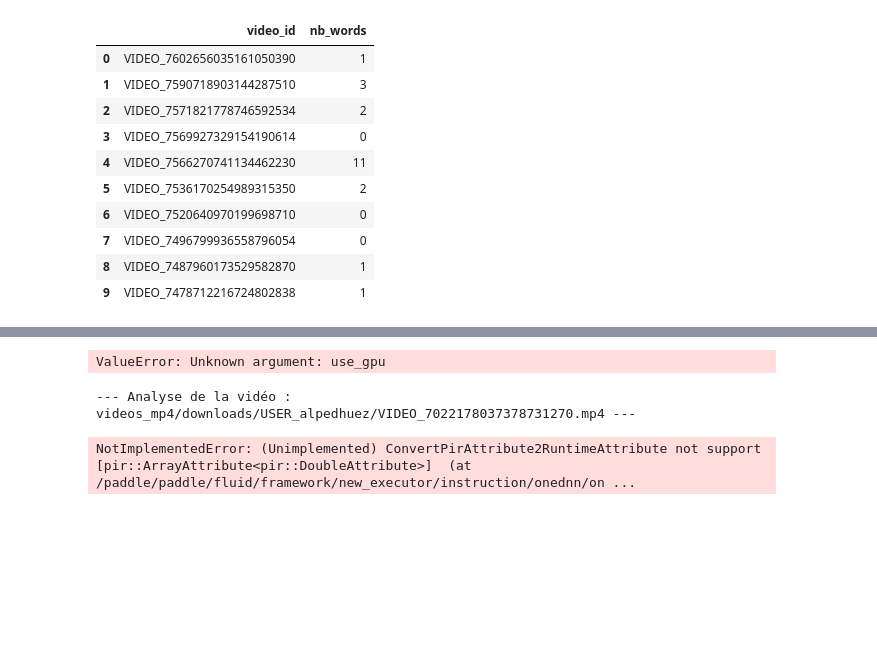
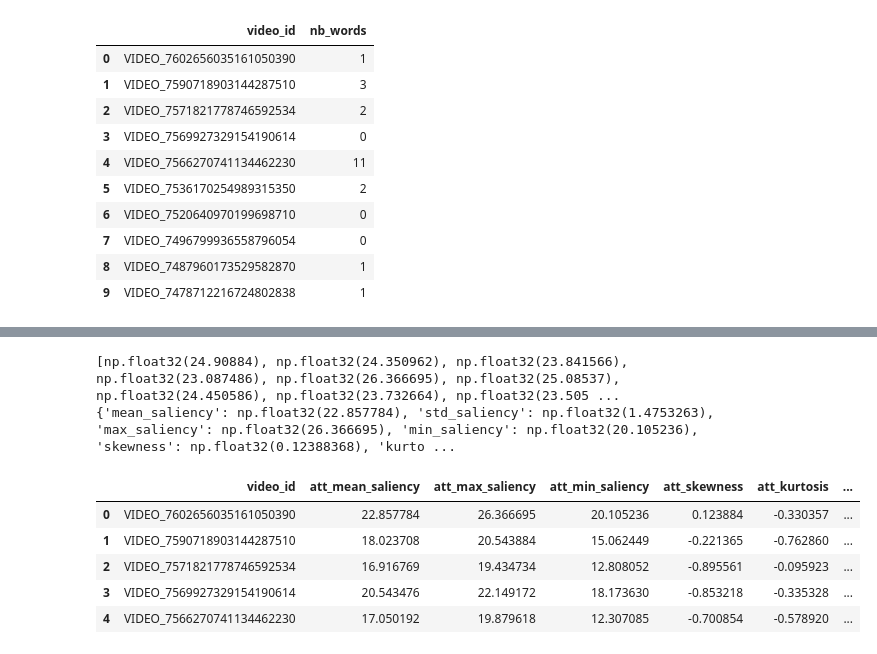
Before and after one commit to sourdevalthibault/hackathon, a Jupyter notebook: extract_vid_features.ipynb, the cells around one changed output, grey strips where cells are left out. Cells and saved outputs as stored; diff of their text form; code cells hidden in the pictures; blank space fills up the shorter version.

Commit message:
add attention csv files + update notebook

```diff
--- a/extract_vid_features.ipynb
+++ b/extract_vid_features.ipynb
@@ -270,56 +270,0 @@ df_text_test.to_csv("text_test.csv", sep=",")
-# %%
-# 1. Initialisation de PaddleOCR (L'argument use_angle_cls gère le texte penché)
-# 'lang="fr"' permet de mieux détecter les accents
-ocr = PaddleOCR(use_textline_orientation=True, lang='fr')
-
-def extract_text_from_video_2(video_path, frame_interval=30):
-    cap = cv2.VideoCapture(video_path)
-    detected_texts = set() # Utilisation d'un set pour éviter les doublons
-
-    frame_count = 0
-
-    print(f"--- Analyse de la vidéo : {video_path} ---")
-
-    while cap.isOpened():
-        ret, frame = cap.read()
-        if not ret:
-            break
-
-        # On ne traite qu'une image toutes les 'frame_interval' (ex: 30 = 1s à 30fps)
-        if frame_count % frame_interval == 0:
-            # Conversion en gris pour améliorer la vitesse (optionnel)
-            # frame_process = cv2.cvtColor(frame, cv2.COLOR_BGR2GRAY)
-
-            # Exécution de l'OCR sur la frame
-            result = ocr.predict(frame)
-
-            if result[0] is not None:
-                for line in result[0]:
-                    text = line[1][0] # Le texte détecté
-                    confidence = line[1][1] # Score de confiance (0 à 1)
-
-                    if confidence > 0.8: # On ne garde que ce qui est sûr
-                        if text not in detected_texts:
-                            print(f"[Frame {frame_count}] Trouvé : {text} ({confidence:.2%})")
-                            detected_texts.add(text)
-
-        frame_count += 1
-
-    cap.release()
-    print("--- Analyse terminée ---")
-    return list(detected_texts)
-# %% [output]
-ValueError: Unknown argument: use_gpu
-# %%
-# Utilisation du script
-# Remplacez 'video.mp4' par le chemin de votre vidéo TikTok
-
-
-video_id = "VIDEO_7022178037378731270"
-video_path = f"videos_mp4/downloads/{user}/{video_id}.mp4"
-resultats = extract_text_from_video_2(video_path, frame_interval=20)
-print(resultats)
-# print(f"Result : {dict['has_text']}, {dict['text_raw']}, {dict['nb_textbloc']}")
-# %% [output]
---- Analyse de la vidéo : videos_mp4/downloads/USER_alpedhuez/VIDEO_7022178037378731270.mp4 ---
-NotImplementedError: (Unimplemented) ConvertPirAttribute2RuntimeAttribute not support [pir::ArrayAttribute<pir::DoubleAttribute>]  (at /paddle/paddle/fluid/framework/new_executor/instruction/onednn/on ...
@@ -325,0 +356,13 @@ NotImplementedError: (Unimplemented) ConvertPirAttribute2RuntimeAttribute not su
+# %%
+# --- TEST ---
+user = "USER_davosklosters" # "USER_alpedhuez"
+video_id = "VIDEO_7602656035161050390" # "VIDEO_6814175723704683782"
+path = f"videos_mp4/downloads/{user}/{video_id}.mp4"
+scores = saliency_video(path, plot=False)
+features = extract_attention_features(scores)
+
+print(scores)
+print(features)
+# %% [output]
+[np.float32(24.90884), np.float32(24.350962), np.float32(23.841566), np.float32(23.087486), np.float32(26.366695), np.float32(25.08537), np.float32(24.450586), np.float32(23.732664), np.float32(23.505 ...
+{'mean_saliency': np.float32(22.857784), 'std_saliency': np.float32(1.4753263), 'max_saliency': np.float32(26.366695), 'min_saliency': np.float32(20.105236), 'skewness': np.float32(0.12388368), 'kurto ...
@@ -325,0 +430,10 @@ NotImplementedError: (Unimplemented) ConvertPirAttribute2RuntimeAttribute not su
+# %%
+df_att_train.to_csv("attention_train.csv", sep=",", index=False)
+df_att_train.head()
+# %% [output]
+|  | video_id | att_mean_saliency | att_max_saliency | att_min_saliency | att_skewness | att_kurtosis | ... |
+| 0 | VIDEO_7602656035161050390 | 22.857784 | 26.366695 | 20.105236 | 0.123884 | -0.330357 | ... |
+| 1 | VIDEO_7590718903144287510 | 18.023708 | 20.543884 | 15.062449 | -0.221365 | -0.762860 | ... |
+| 2 | VIDEO_7571821778746592534 | 16.916769 | 19.434734 | 12.808052 | -0.895561 | -0.095923 | ... |
+| 3 | VIDEO_7569927329154190614 | 20.543476 | 22.149172 | 18.173630 | -0.853218 | -0.335328 | ... |
+| 4 | VIDEO_7566270741134462230 | 17.050192 | 19.879618 | 12.307085 | -0.700854 | -0.578920 | ... |
```
Also changed, not shown: parts of 6 cells of this notebook, 2 other files.
